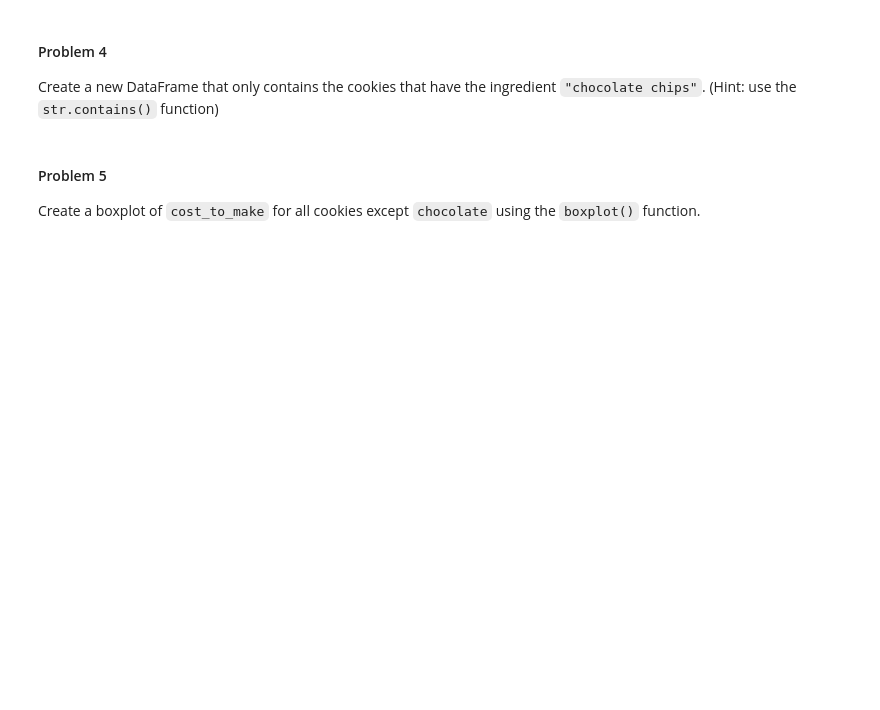
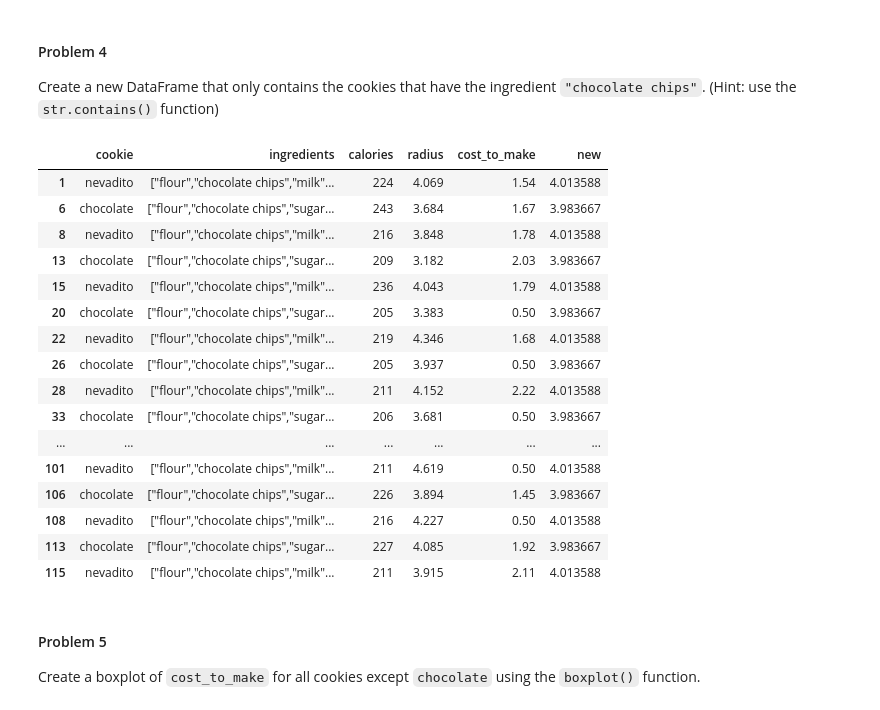
Before and after one commit to gallettilance/CS506-Spring2023, a Jupyter notebook: labs/02-lab/lab02.ipynb, the cells around one changed output. Drawn from its saved outputs; the diff is of its cells as text; code cells hidden in the pictures; blank space fills up the shorter version.

```diff
--- a/labs/02-lab/lab02.ipynb
+++ b/labs/02-lab/lab02.ipynb
@@ -419,6 +452,26 @@ Group the data by the `cookie` column, and find the average radius of each cooki
 Create a new DataFrame that only contains the cookies that have the ingredient `"chocolate chips"`. (Hint: use the `str.contains()` function)
 # %%
 #Add your code here
+df = cookies[cookies['ingredients'].str.contains("chocolate chips")]
+df
+# %% [output]
+|  | cookie | ingredients | calories | radius | cost_to_make | new |
+| 1 | nevadito | ["flour","chocolate chips","milk"... | 224 | 4.069 | 1.54 | 4.013588 |
+| 6 | chocolate | ["flour","chocolate chips","sugar... | 243 | 3.684 | 1.67 | 3.983667 |
+| 8 | nevadito | ["flour","chocolate chips","milk"... | 216 | 3.848 | 1.78 | 4.013588 |
+| 13 | chocolate | ["flour","chocolate chips","sugar... | 209 | 3.182 | 2.03 | 3.983667 |
+| 15 | nevadito | ["flour","chocolate chips","milk"... | 236 | 4.043 | 1.79 | 4.013588 |
+| 20 | chocolate | ["flour","chocolate chips","sugar... | 205 | 3.383 | 0.50 | 3.983667 |
+| 22 | nevadito | ["flour","chocolate chips","milk"... | 219 | 4.346 | 1.68 | 4.013588 |
+| 26 | chocolate | ["flour","chocolate chips","sugar... | 205 | 3.937 | 0.50 | 3.983667 |
+| 28 | nevadito | ["flour","chocolate chips","milk"... | 211 | 4.152 | 2.22 | 4.013588 |
+| 33 | chocolate | ["flour","chocolate chips","sugar... | 206 | 3.681 | 0.50 | 3.983667 |
+| ... | ... | ... | ... | ... | ... | ... |
+| 101 | nevadito | ["flour","chocolate chips","milk"... | 211 | 4.619 | 0.50 | 4.013588 |
+| 106 | chocolate | ["flour","chocolate chips","sugar... | 226 | 3.894 | 1.45 | 3.983667 |
+| 108 | nevadito | ["flour","chocolate chips","milk"... | 216 | 4.227 | 0.50 | 4.013588 |
+| 113 | chocolate | ["flour","chocolate chips","sugar... | 227 | 4.085 | 1.92 | 3.983667 |
+| 115 | nevadito | ["flour","chocolate chips","milk"... | 211 | 3.915 | 2.11 | 4.013588 |
 # %% [markdown]
 #### Problem 5
 
```
Also changed, not shown: parts of 18 cells of this notebook.
